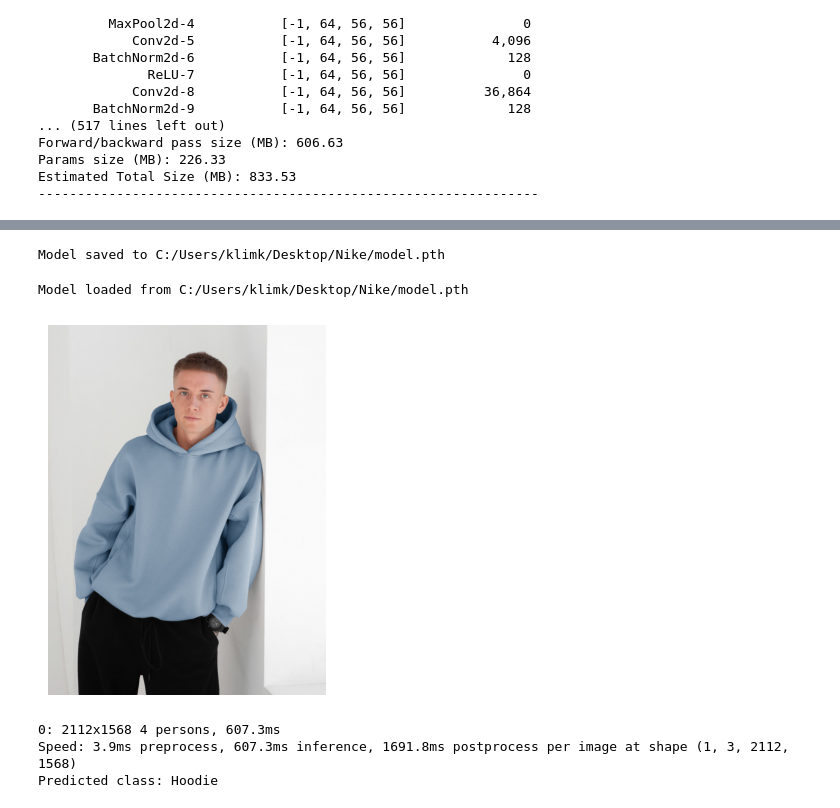
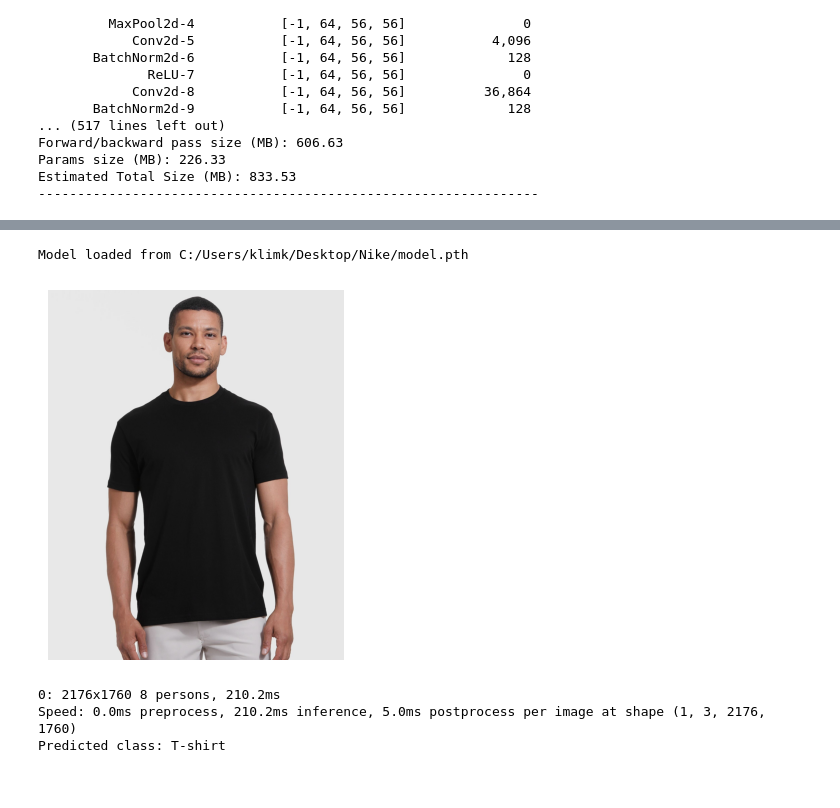
Before and after one commit to YuriiKlim/Projects, a Jupyter notebook: clothing_classifier_16k.ipynb, the cells around one changed output, grey strips where cells are left out. Drawn from its saved outputs; the diff is of its cells as text; code cells hidden in the pictures.

```diff
--- a/clothing_classifier_16k.ipynb
+++ b/clothing_classifier_16k.ipynb
@@ -39,8 +36,8 @@ torch.manual_seed(0)
 Hardware accelerator e.g. GPU is available in the environment, but no `device` argument is passed to the `Pipeline` object. Model will be on CPU.
 <torch._C.Generator at 0x...>
 # %%
-#df = pd.read_csv('C:/Users/klimk/Desktop/Project/products_final.csv')
-df = pd.read_csv('C:/Users/klimk/Desktop/Nike/NikeOnly.csv')
+df = pd.read_csv('C:/Users/klimk/Desktop/Project/products_final.csv')
+#df = pd.read_csv('C:/Users/klimk/Desktop/Nike/NikeOnly.csv')
 # %%
 df
 # %% [output]
@@ -112,7 +122,7 @@ from ultralytics import YOLO
 
 
 class PhotoProcessing:
-    def __init__(self, yolo_model_path='yolov8n.pt', data_dir='D:/Main',
+    def __init__(self, yolo_model_path='yolov8n.pt', data_dir='C:/Users/klimk/Desktop/Project/Main',
                  output_size=(800, 800), save_dir='C:/Users/klimk/Desktop/Nike/processed_all', device='cuda'):
         self.model = YOLO(yolo_model_path)
         self.data_dir = data_dir
@@ -504,5 +307,5 @@ df = pd.read_csv('C:/Users/klimk/Desktop/Nike/NikeOnly.csv')
 # %%
-data_dir = 'C:/Users/klimk/Desktop/Nike/processed_nike'
+data_dir = 'C:/Users/klimk/Desktop/Nike/processed'
 
 def load_image(file_name):
     file_path = os.path.join(data_dir, file_name + '.jpg')
@@ -967,8 +766,6 @@ plt.show()
 model_save_path = 'C:/Users/klimk/Desktop/Nike/model.pth'
 torch.save(model.state_dict(), model_save_path)
 print(f"Model saved to {model_save_path}")
-# %% [output]
-Model saved to C:/Users/klimk/Desktop/Nike/model.pth
 # %%
 class PhotoProcessing1:
     def __init__(self, yolo_model_path='yolov8n.pt', data_dir='D:/Main',
@@ -1092,39 +981,39 @@ def load_and_predict(url, model, processor, transform, device='cpu'):
     plt.axis('off')
     plt.show()
 
     processor.process_image(image, sku="temp_sku")
     processed_image = processor.get_processed_images()["temp_sku"]
 
     image_tensor = transform(processed_image).unsqueeze(0)
 
     model = model.to(device)
     image_tensor = image_tensor.to(device)
     model.eval()
     with torch.no_grad():
         output = model(image_tensor)
         prediction = output.argmax(dim=1).item()
 
     class_name = label_encoder.inverse_transform([prediction])[0]
 
     return class_name
 
 transform = transforms.Compose([
     transforms.Resize((img_size, img_size)),
     transforms.ToTensor(),
     transforms.Normalize(mean=[0.8329, 0.8211, 0.8254], std=[0.2497, 0.2639, 0.2580])
 ])
 
-processor = PhotoProcessing1(background_color='transparent', save_format='png')
+processor = PhotoProcessing1(background_color='white')
 
-url = 'https://intertop.ua/load/ij-hoodie-blue-men/1600x2133/MAIN.jpeg'
+url = 'https://www.trueclassictees.com/cdn/shop/files/4000_BLACK_2.jpg?v=1710264591'
 predicted_class = load_and_predict(url, loaded_model, processor, transform, device=device)
 print(f"Predicted class: {predicted_class}")
 # %% [output]
 Model loaded from C:/Users/klimk/Desktop/Nike/model.pth
-[figure, old version]
+[figure, new version]
-0: 2112x1568 4 persons, 607.3ms
-Speed: 3.9ms preprocess, 607.3ms inference, 1691.8ms postprocess per image at shape (1, 3, 2112, 1568)
-Predicted class: Hoodie
+0: 2176x1760 8 persons, 210.2ms
+Speed: 0.0ms preprocess, 210.2ms inference, 5.0ms postprocess per image at shape (1, 3, 2176, 1760)
+Predicted class: T-shirt
 # %%
 from collections import Counter
 
```
Also changed, not shown: parts of 21 cells of this notebook.
